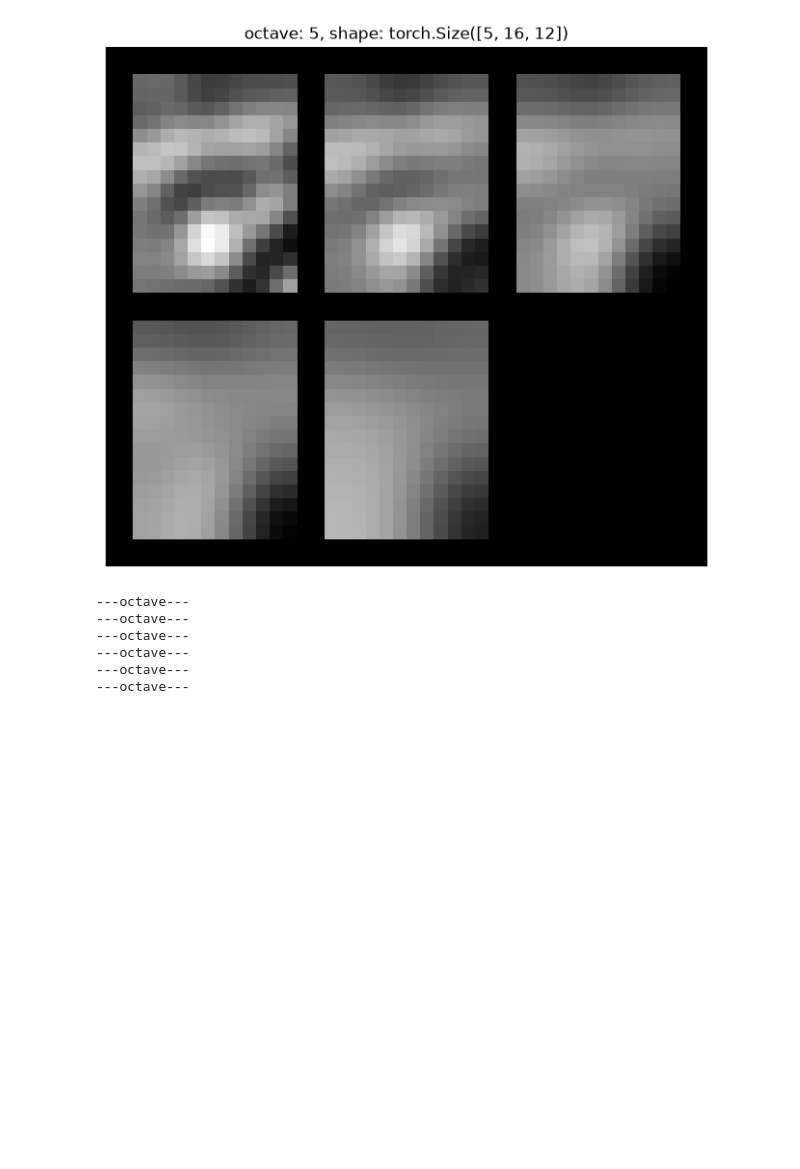
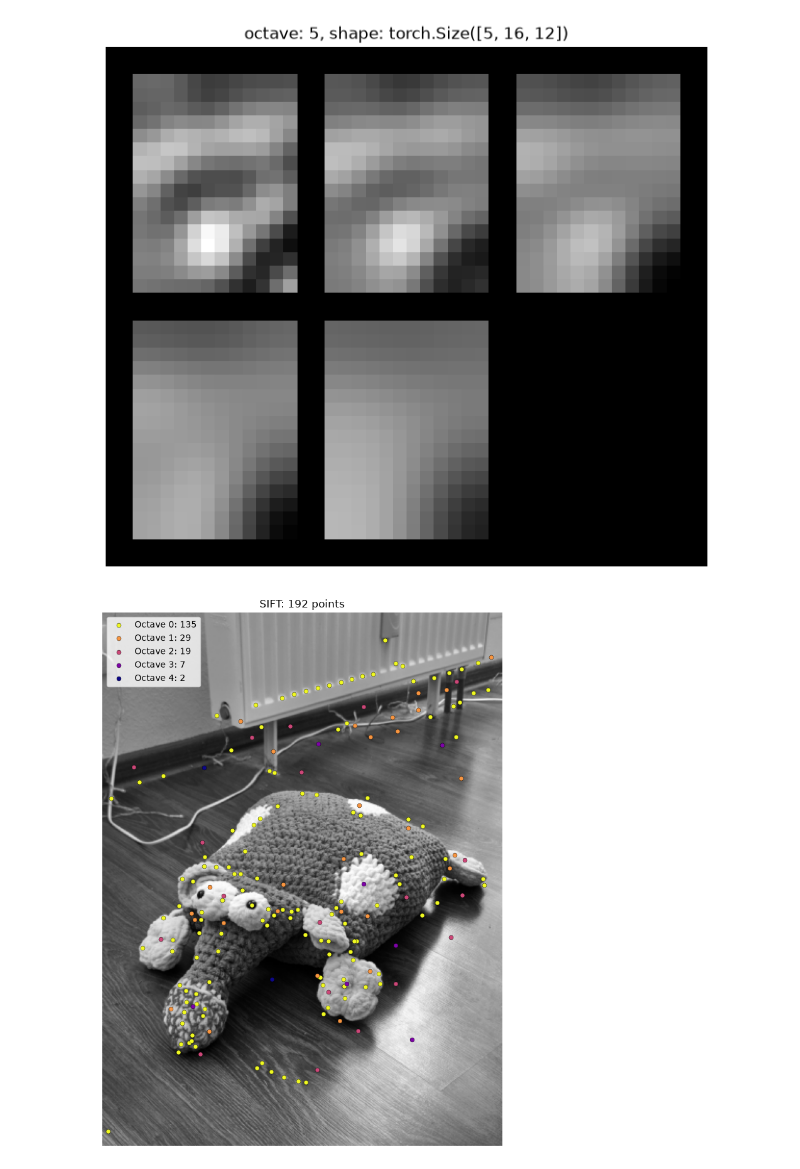
Before and after one commit to vinneyto/photogrammetry, a Jupyter notebook: src/sift/sift.ipynb, the cells around one changed output. Drawn from its saved outputs; the diff is of its cells as text; code cells hidden in the pictures; blank space fills up the shorter version.

Commit message:
collect and visually debug sift keypoints

```diff
--- a/src/sift/sift.ipynb
+++ b/src/sift/sift.ipynb
@@ -54,12 +55,13 @@ assert_octaves(dog, ref_dog)
 # %%
 import torch
 import torch.nn.functional as F
-from sift import build_gradient_kernel, build_hessian_kernel
+from sift import build_gradient_kernel, build_hessian_kernel, KeyPoint
 
 s = params.n_octave_layers
 sigma0 = params.sigma
 contrast_threshold = params.contrast_threshold
 edge_threshold = params.edge_threshold
+enable_subpixel_localization = params.enable_subpixel_localization
 
 thresh = contrast_threshold / s
 
@@ -68,15 +70,17 @@ first_octave = -1 if params.upscale_first else 0
 grad_kernel = build_gradient_kernel(device=dog[0].device)
 hessian_kernel = build_hessian_kernel(device=dog[0].device)
 
-for octave in dog:
-    print('---octave---')
+keypoints: list[KeyPoint] = []
+
+for i, octave in enumerate(dog):
+    real_octave = i + first_octave
+
     # check for threshold
     center = octave[1:-1, 1:-1, 1:-1]
     contrast_mask = center.abs() > thresh * 0.5
 
     # check for local min/max
     S, rows, cols = octave.shape
-    center = octave[1:-1, 1:-1, 1:-1]
 
     is_max = torch.ones_like(center, dtype=torch.bool)
     is_min = torch.ones_like(center, dtype=torch.bool)
@@ -194,17 +198,65 @@ for octave in dog:
         trace = trace[det_mask]
         det = det[det_mask]
 
-        si, yi, xi = ready_coords.unbind(dim=-1)
         r = edge_threshold
         edge_mask = (trace * trace / det) <= (r + 1) ** 2 / r
 
         ready_coords = ready_coords[edge_mask]
         ready_offsets = ready_offsets[edge_mask]
         response_optimized = response_optimized[edge_mask]
+
+    # upscale coords
+    scale = 2 ** real_octave
+    upscaled_coords = ready_coords.to(ready_offsets.dtype) + 1
+    layers = ready_coords[:, 0] + 1
+
+    if enable_subpixel_localization:
+        upscaled_coords += ready_offsets
+
+    upscaled_coords[:, 1:] *= scale
+
+    kp_sigma = sigma0 * 2 ** (upscaled_coords[:, 0] / s) * scale
+
+    for coord, response, sigma, layer in zip(
+        upscaled_coords, response_optimized, kp_sigma, layers
+    ):
+        point = KeyPoint(
+            x=coord[2].item(),
+            y=coord[1].item(),
+            size=2.0 * sigma.item(),
+            octave=real_octave,
+            class_id=int(layer.item()),
+            response=response.abs().item()
+        )
+        keypoints.append(point)
-# %% [output]
----octave---
----octave---
----octave---
----octave---
----octave---
----octave---
+# %%
+image = image.detach().cpu().numpy() if isinstance(image, torch.Tensor) else image
+image = image.squeeze()
+
+fig, ax = plt.subplots(figsize=(12, 9))
+ax.imshow(image, cmap="gray", origin="upper")
+
+octaves = sorted({kp.octave for kp in keypoints})
+
+for i, octave_id in enumerate(octaves):
+    points = [kp for kp in keypoints if kp.octave == octave_id]
+
+    color = plt.cm.plasma(1 - i / max(len(octaves) - 1, 1))
+
+    ax.scatter(
+        [kp.x for kp in points],
+        [kp.y for kp in points],
+        s=25,
+        color=color,
+        edgecolors="black",
+        linewidths=0.3,
+        label=f"Octave {octave_id}: {len(points)}",
+    )
+
+ax.legend()
+ax.set_title(f"SIFT: {len(keypoints)} points")
+ax.axis("off")
+plt.tight_layout()
+plt.show()
+# %% [output]
+[figure, added]
```
Also changed, not shown: parts of 1 cell of this notebook, 1 other file.
